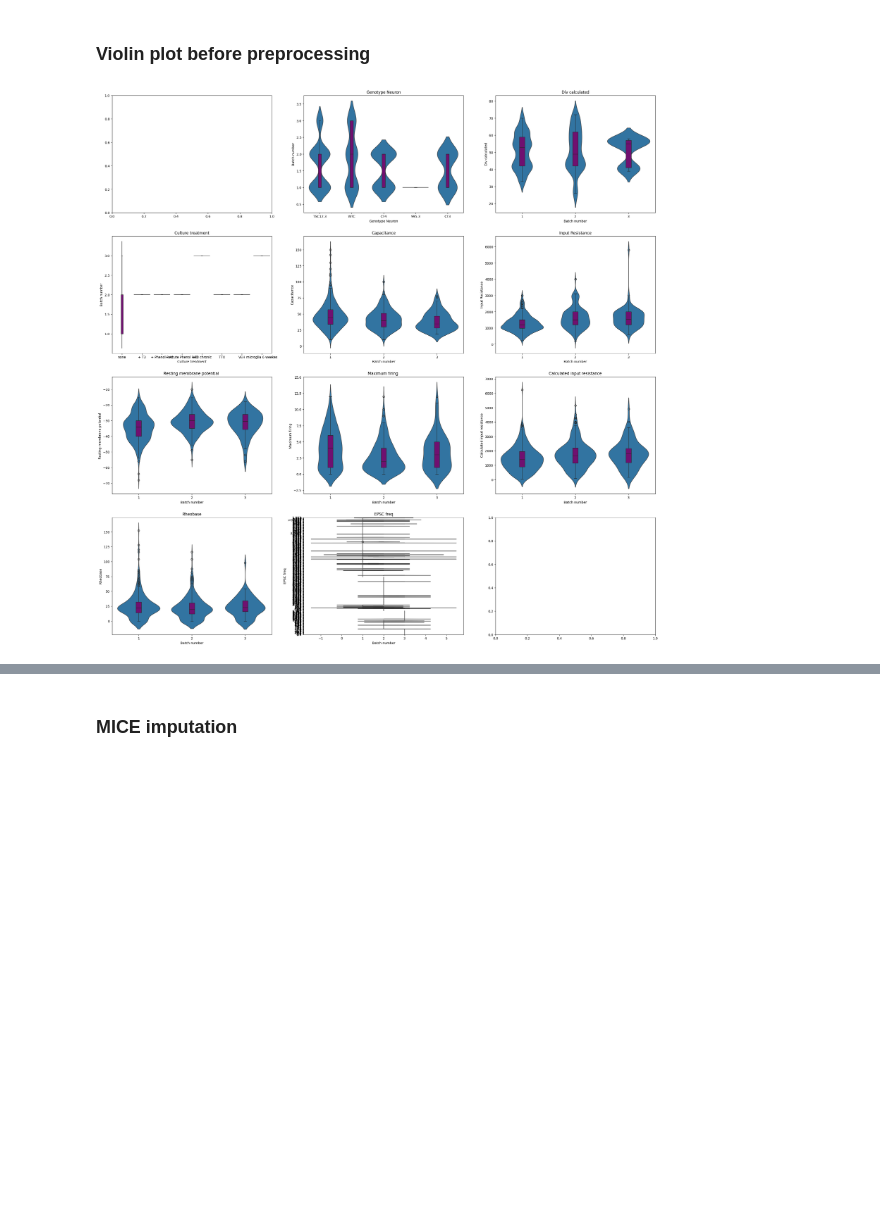
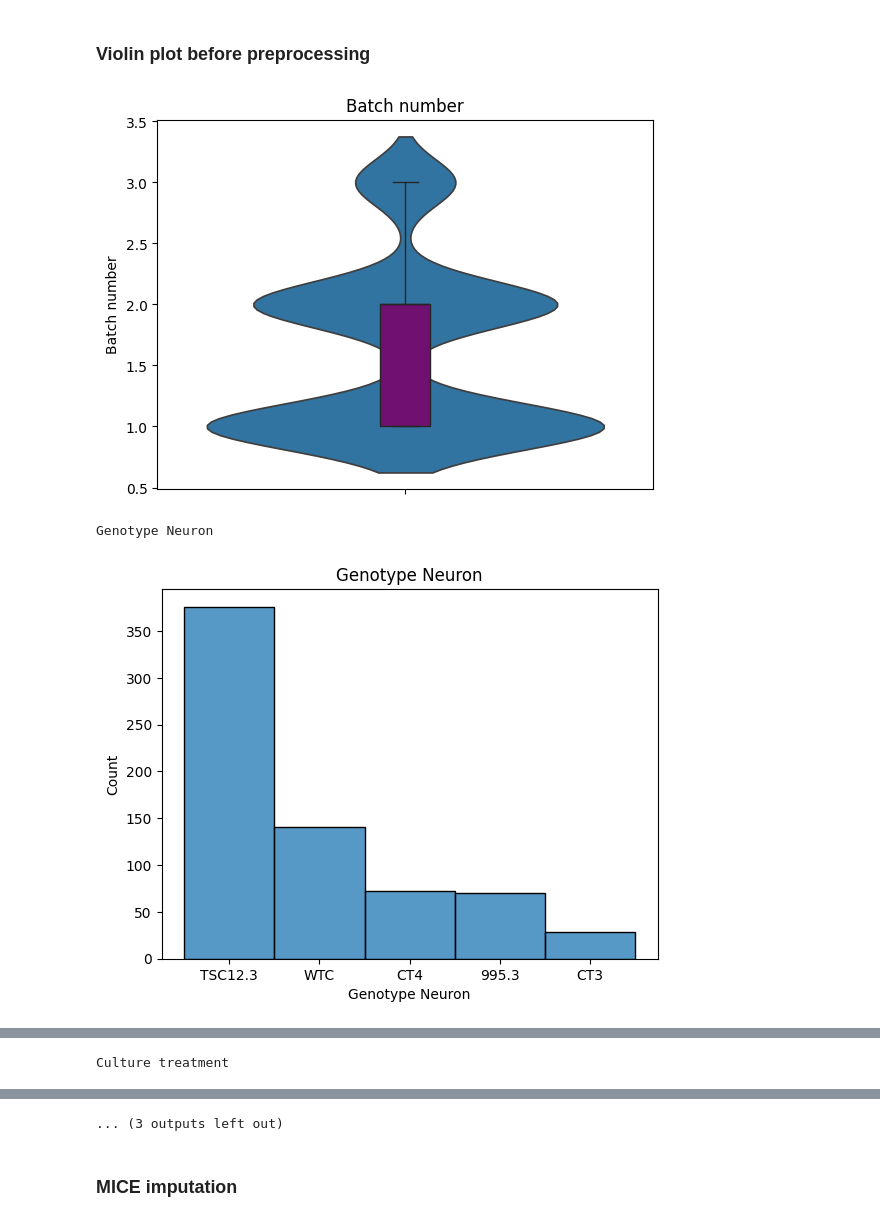
Before and after one commit to wesleysSon/Bpsysio-Ephys, a Jupyter notebook: Ephys workflow WEsley.ipynb, the cells around one changed output, grey strips where cells are left out. Drawn from its saved outputs; the diff is of its cells as text; code cells hidden in the pictures; blank space fills up the shorter version.

Commit message:
path: run/plots/qc aangemaakt

```diff
--- a/Ephys workflow WEsley.ipynb
+++ b/Ephys workflow WEsley.ipynb
@@ -88,44 +93,75 @@ Loading data...
 # %%
 """
 Plots violin and box plots for each feature in the given DataFrame.
 """
 
 # Create a copy of the DataFrame
 data_extracted_features_violin_pre = data_extracted_features.copy()
 
-# Create subplots
-fig, axes = plt.subplots(4, 3, figsize=(30, 30))
-axes = axes.flatten()
+# # Convert 'EPSC freq' to numeric
+# data_extracted_features_violin_pre['EPSC freq'] = pd.to_numeric(data_extracted_features_violin_pre['EPSC freq'])
 
-# Iterate over each feature in the DataFrame
+# # Create subplots
+# fig, axes = plt.subplots(4, 3, figsize=(30, 30))
+# axes = axes.flatten()
+
+# # Iterate over each feature in the DataFrame
+# for i, feature in enumerate(data_extracted_features_violin_pre.columns):
+#     if feature == 'Batch number':
+#         i-=1
+#         continue
+#     elif feature == 'Genotype Neuron':
+#         # Plot violin and box plots for 'Genotype Neuron'
+#         sns.violinplot(x=feature, y='Batch number', data=data_extracted_features_violin_pre, ax=axes[i], inner=None)
+#         sns.boxplot(x=feature, y='Batch number', data=data_extracted_features_violin_pre, ax=axes[i], width=0.1, color="purple", meanline=True)
+#         axes[i].set_title(feature)
+#     elif feature == 'Culture treatment':
+#         # Plot violin and box plots for 'Culture treatment'
+#         sns.violinplot(x=feature, y='Batch number', data=data_extracted_features_violin_pre, ax=axes[i], inner=None)
+#         sns.boxplot(x=feature, y='Batch number', data=data_extracted_features_violin_pre, ax=axes[i], width=0.1, color="purple", meanline=True)
+#         axes[i].set_title(feature)
+#     else:
+#         # Plot violin and box plots for other features
+#         sns.violinplot(x='Batch number', y=feature, data=data_extracted_features_violin_pre, ax=axes[i], inner=None)
+#         sns.boxplot(x='Batch number', y=feature, data=data_extracted_features_violin_pre, ax=axes[i], width=0.1, color="purple", meanline=True)
+#         axes[i].set_title(feature)
+
+#print(data_extracted_features_violin_pre['Genotype Neuron'].value_counts())
+#sns.histplot(data=data_extracted_features_violin_pre['Genotype Neuron'])
+#plt.show()
+
 for i, feature in enumerate(data_extracted_features_violin_pre.columns):
-    if feature == 'Batch number':
-        i-=1
-        continue
-    elif feature == 'Genotype Neuron':
-        # Plot violin and box plots for 'Genotype Neuron'
-        sns.violinplot(x=feature, y='Batch number', data=data_extracted_features_violin_pre, ax=axes[i], inner=None)
-        sns.boxplot(x=feature, y='Batch number', data=data_extracted_features_violin_pre, ax=axes[i], width=0.1, color="purple", meanline=True)
-        axes[i].set_title(feature)
-    elif feature == 'Culture treatment':
-        # Plot violin and box plots for 'Culture treatment'
-        sns.violinplot(x=feature, y='Batch number', data=data_extracted_features_violin_pre, ax=axes[i], inner=None)
-        sns.boxplot(x=feature, y='Batch number', data=data_extracted_features_violin_pre, ax=axes[i], width=0.1, color="purple", meanline=True)
-        axes[i].set_title(feature)
+    if not os.path.exists('run_1/plots/qc'):
+        os.makedirs('run_1/plots/qc')
+    plt.rcParams["savefig.directory"] = os.getcwd() + '/run_1/plots/qc'
+    if data_extracted_features_violin_pre[feature].dtype == 'object':
+        # Plot violin and box plots for categorical features
+        print(feature)
+        sns.histplot(data=data_extracted_features_violin_pre[feature].astype(str))
+        plt.title(feature)
+        plt.show()
+        plt.savefig(f'run_1/plots/qc/{feature}_hist.png')
+        #sns.boxplot(data=data_extracted_features_violin_pre, width=0.1, color="purple", meanline=True)
     else:
         # Plot violin and box plots for other features
-        sns.violinplot(x='Batch number', y=feature, data=data_extracted_features_violin_pre, ax=axes[i], inner=None)
-        sns.boxplot(x='Batch number', y=feature, data=data_extracted_features_violin_pre, ax=axes[i], width=0.1, color="purple", meanline=True)
-        axes[i].set_title(feature)
+        sns.violinplot(data=data_extracted_features_violin_pre[feature], inner=None)
+        sns.boxplot(data=data_extracted_features_violin_pre[feature], width=0.1, color="purple", meanline=True)
+        plt.title(feature)
+        plt.show()
+        plt.savefig(f'run_1/plots/qc/{feature}_violin.png')
 
 
-# sns.violinplot(data=data_extracted_features_violin_pre, inner=None)
+#sns.histplot(data=data_extracted_features_violin_pre['Culture treatment'])
+# Plot violin and box plots for 'EPSC freq' feature
+#sns.violinplot(data=data_extracted_features_violin_pre["Div calculated"], inner=None)
 
 # for feature in data_extracted_features_violin_pre.columns:
 #     sns.violinplot(data=data_extracted_features_violin_pre[feature], inner=None)
 
 # Adjust the layout and display the plot
 #plt.tight_layout()
-plt.show()
+# plt.show()
 # %% [output]
-[figure, old version]
+[figure, new version]
+Genotype Neuron
+[figure, added]
@@ -131,0 +169 @@ plt.show()
+Culture treatment
@@ -132,3 +177,4 @@ plt.show()
+... (3 outputs left out)
 # %% [markdown]
 ### MICE imputation
 # %%
```
Also changed, not shown: parts of 5 cells of this notebook, 11 other files.
